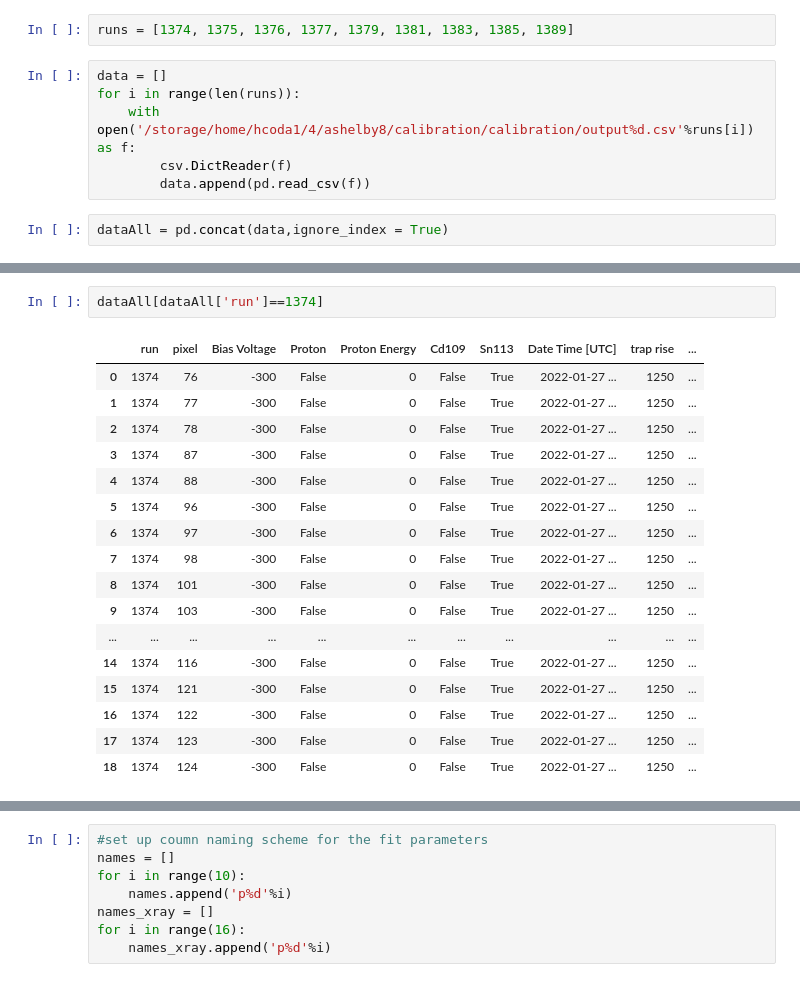
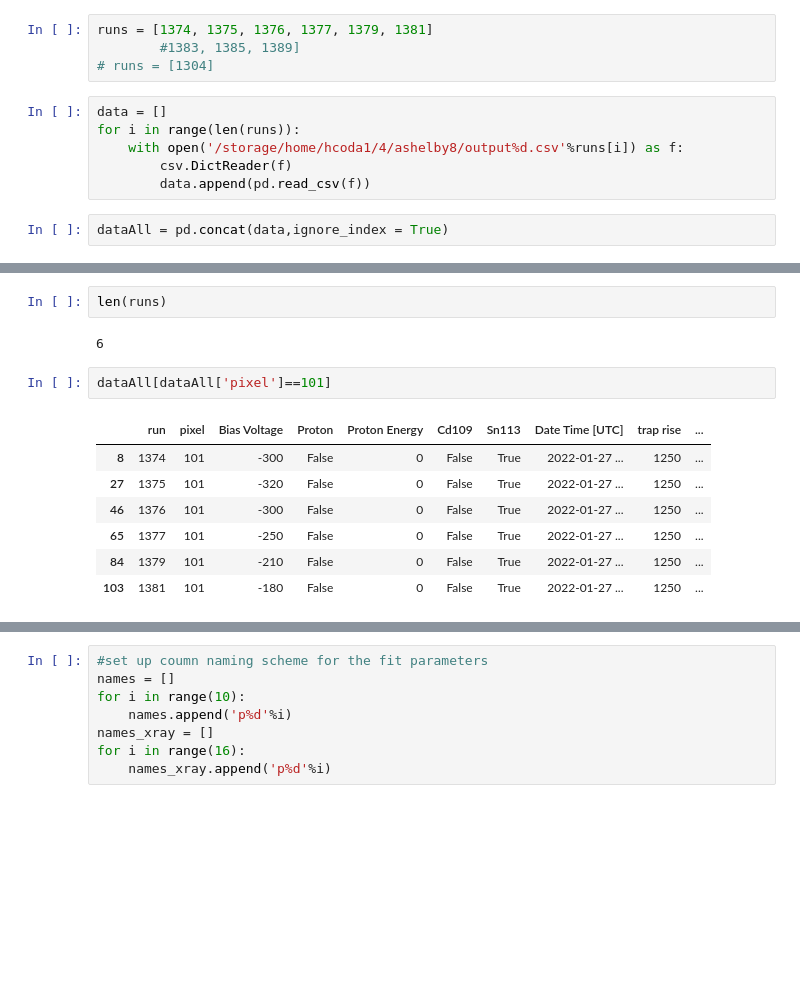
Before and after one commit to arlee-shelby/calibration, a Jupyter notebook: SnCalibration_pixelResults.ipynb, the cells around one changed output, grey strips where cells are left out. Saved outputs shown, nothing was run; the diff lists cells and outputs as text; blank space fills up the shorter version.

```diff
--- a/SnCalibration_pixelResults.ipynb
+++ b/SnCalibration_pixelResults.ipynb
@@ -17,11 +17,13 @@ np.set_printoptions(threshold=sys.maxsize)
 # %%
 pd.set_option("display.max_colwidth", 15)
 # %%
-runs = [1374, 1375, 1376, 1377, 1379, 1381, 1383, 1385, 1389]
+runs = [1374, 1375, 1376, 1377, 1379, 1381]
+        #1383, 1385, 1389]
+# runs = [1304]
 # %%
 data = []
 for i in range(len(runs)):
-    with open('/storage/home/hcoda1/4/ashelby8/calibration/calibration/output%d.csv'%runs[i]) as f:
+    with open('/storage/home/hcoda1/4/ashelby8/output%d.csv'%runs[i]) as f:
         csv.DictReader(f)
         data.append(pd.read_csv(f))
 # %%
@@ -45,23 +31,17 @@ dataAll
+# %%
+len(runs)
+# %% [output]
+6
 # %%
-dataAll[dataAll['run']==1374]
+dataAll[dataAll['pixel']==101]
 # %% [output]
 |  | run | pixel | Bias Voltage | Proton | Proton Energy | Cd109 | Sn113 | Date Time [UTC] | trap rise | ... |
-| 0 | 1374 | 76 | -300 | False | 0 | False | True | 2022-01-27 ... | 1250 | ... |
-| 1 | 1374 | 77 | -300 | False | 0 | False | True | 2022-01-27 ... | 1250 | ... |
-| 2 | 1374 | 78 | -300 | False | 0 | False | True | 2022-01-27 ... | 1250 | ... |
-| 3 | 1374 | 87 | -300 | False | 0 | False | True | 2022-01-27 ... | 1250 | ... |
-| 4 | 1374 | 88 | -300 | False | 0 | False | True | 2022-01-27 ... | 1250 | ... |
-| 5 | 1374 | 96 | -300 | False | 0 | False | True | 2022-01-27 ... | 1250 | ... |
-| 6 | 1374 | 97 | -300 | False | 0 | False | True | 2022-01-27 ... | 1250 | ... |
-| 7 | 1374 | 98 | -300 | False | 0 | False | True | 2022-01-27 ... | 1250 | ... |
 | 8 | 1374 | 101 | -300 | False | 0 | False | True | 2022-01-27 ... | 1250 | ... |
-| 9 | 1374 | 103 | -300 | False | 0 | False | True | 2022-01-27 ... | 1250 | ... |
-| ... | ... | ... | ... | ... | ... | ... | ... | ... | ... | ... |
-| 14 | 1374 | 116 | -300 | False | 0 | False | True | 2022-01-27 ... | 1250 | ... |
-| 15 | 1374 | 121 | -300 | False | 0 | False | True | 2022-01-27 ... | 1250 | ... |
-| 16 | 1374 | 122 | -300 | False | 0 | False | True | 2022-01-27 ... | 1250 | ... |
-| 17 | 1374 | 123 | -300 | False | 0 | False | True | 2022-01-27 ... | 1250 | ... |
-| 18 | 1374 | 124 | -300 | False | 0 | False | True | 2022-01-27 ... | 1250 | ... |
+| 27 | 1375 | 101 | -320 | False | 0 | False | True | 2022-01-27 ... | 1250 | ... |
+| 46 | 1376 | 101 | -300 | False | 0 | False | True | 2022-01-27 ... | 1250 | ... |
+| 65 | 1377 | 101 | -250 | False | 0 | False | True | 2022-01-27 ... | 1250 | ... |
+| 84 | 1379 | 101 | -210 | False | 0 | False | True | 2022-01-27 ... | 1250 | ... |
+| 103 | 1381 | 101 | -180 | False | 0 | False | True | 2022-01-27 ... | 1250 | ... |
 # %%
 nrows,ncols=7,3
 py.figure(figsize=(8*ncols,6*nrows))
```
Also changed, not shown: parts of 6 cells of this notebook, 8 other files.
